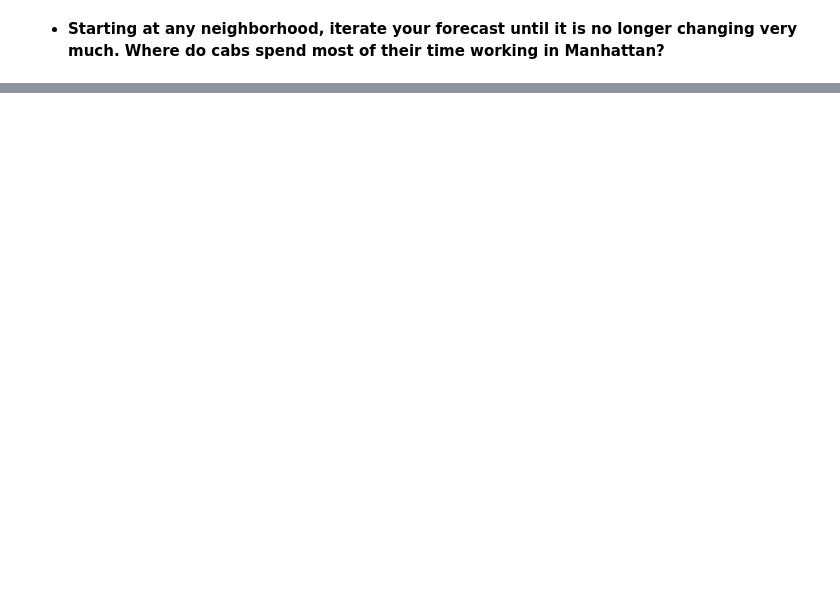
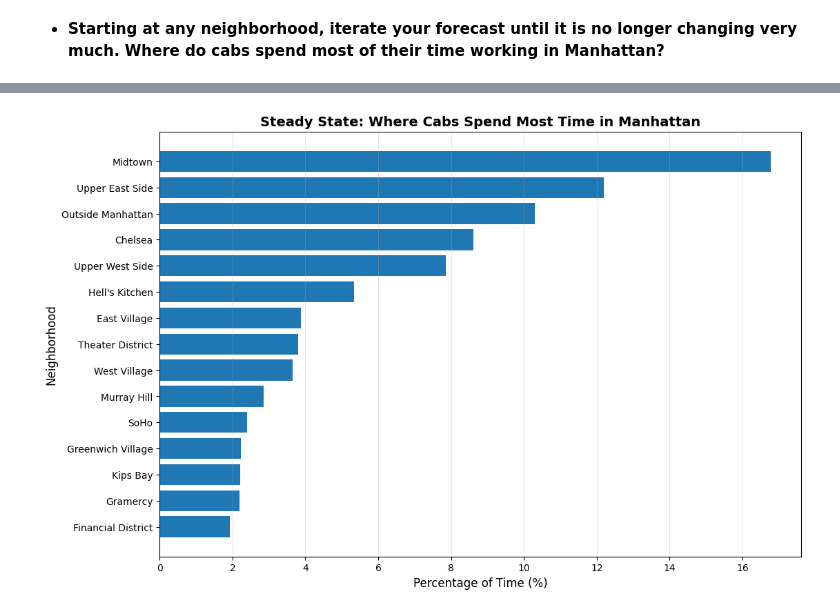
Before and after one commit to chloeob74/UU_Assignments, a Jupyter notebook: assignment_5.ipynb, the cells around one changed output, grey strips where cells are left out. Cells and saved outputs as stored; diff of their text form; code cells hidden in the pictures; blank space fills up the shorter version.

```diff
--- a/assignment_5.ipynb
+++ b/assignment_5.ipynb
@@ -626,5 +626,10 @@ for i in forecast_steps:
     P_n = np.linalg.matrix_power(tr_pr, i)
     pi_n = pi_0 @ P_n
 
-    print(f"\nAfter {n} trips:")
+    print(f"\nAfter {i} trips:")
+
+    top_indices = np.argsort(pi_n)[-5:][::-1]
+    for i in top_indices:
+        if pi_n[i] > 0.01:
+            print(f"  {states[i]:25s}: {pi_n[i]:.4f} ({pi_n[i]*100:.2f}%)")
 # %% [output]
@@ -632,2 +653,16 @@ _IncompleteInputError: incomplete input (2452102080.py, line 8)
 # %% [markdown]
 - **Starting at any neighborhood, iterate your forecast until it is no longer changing very much. Where do cabs spend most of their time working in Manhattan?**
+# %%
+p = np.ones(len(states)) / len(states)
+# %%
+for i in range(0, len(states)):
+    p_new = p @ tr_pr
+
+    diff = np.linalg.norm(p_new - p)
+    if diff < 1e-8:
+        print(f"Converged after {i + 1} iterations")
+        p = p_new
+        break
+    p = p_new
+    print(f"\nIteration {i + 1}")
+    print(p)
@@ -633,0 +712,8 @@ _IncompleteInputError: incomplete input (2452102080.py, line 8)
+# %%
+steady_state_df = pd.DataFrame({
+    'Neighborhood': states,
+    'Probability': p,
+    'Percentage': p * 100
+}).sort_values('Probability', ascending=False)
+
+print("\n" + steady_state_df.to_string(index=False))
@@ -633,0 +738,16 @@ _IncompleteInputError: incomplete input (2452102080.py, line 8)
+# %%
+plt.figure(figsize=(12, 8))
+top_k = min(15, len(states))
+top_neighborhoods = steady_state_df.head(top_k)
+
+plt.barh(range(len(top_neighborhoods)), top_neighborhoods['Percentage'])
+plt.yticks(range(len(top_neighborhoods)), top_neighborhoods['Neighborhood'])
+plt.xlabel('Percentage of Time (%)', fontsize=12)
+plt.ylabel('Neighborhood', fontsize=12)
+plt.title('Steady State: Where Cabs Spend Most Time in Manhattan', fontsize=14, fontweight='bold')
+plt.gca().invert_yaxis()
+plt.grid(axis='x', alpha=0.3)
+plt.tight_layout
+plt.show()
+# %% [output]
+[figure, added]
```
Also changed, not shown: parts of 8 cells of this notebook.
